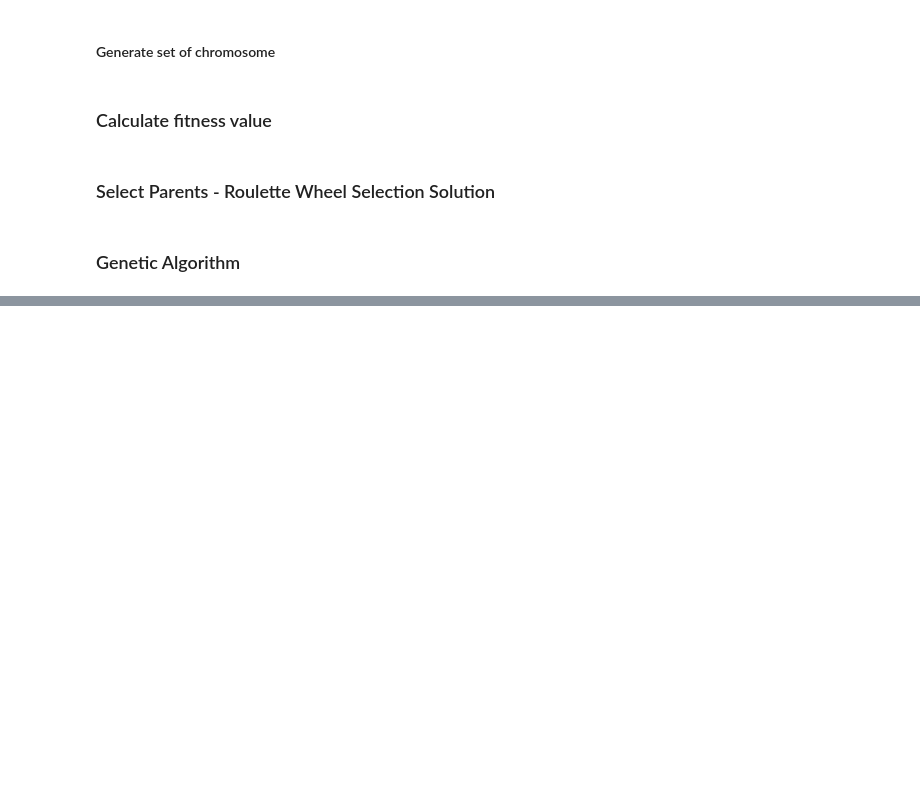
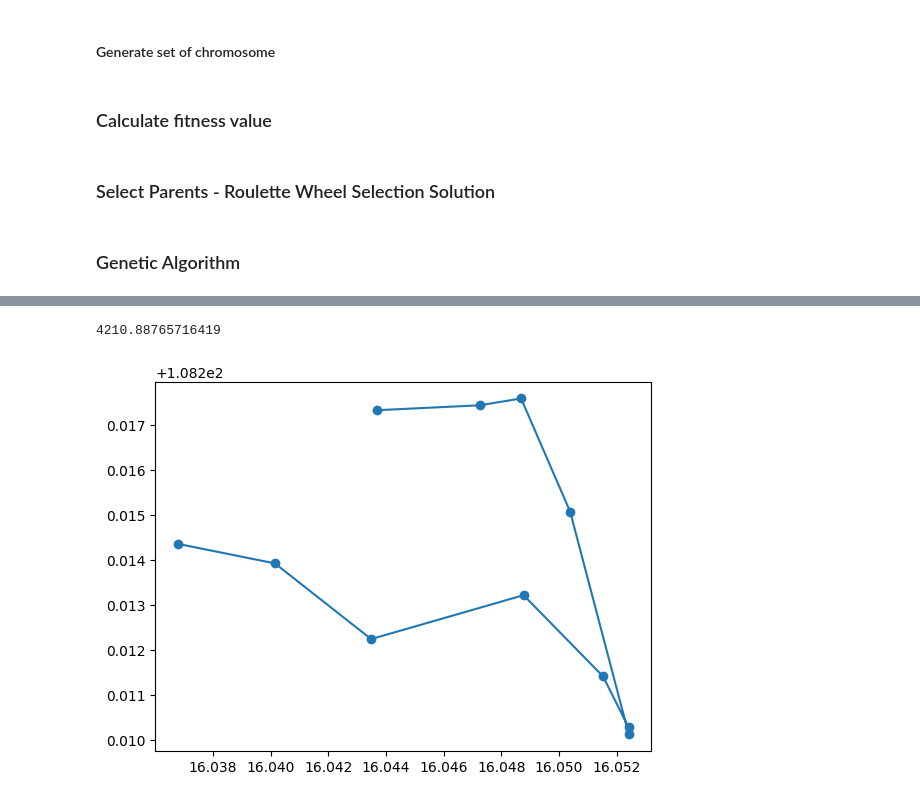
Before and after one commit to anhtuyetdut/Travel-Itinerary, a Jupyter notebook: main.ipynb, the cells around one changed output, grey strips where cells are left out. Saved outputs shown, nothing was run; the diff lists cells and outputs as text; code cells hidden in the pictures; blank space fills up the shorter version.

```diff
--- a/main.ipynb
+++ b/main.ipynb
@@ -59,6 +57,13 @@ def haversineDistance(lat1, lng1, lat2, lng2):
     c = 2 * math.atan2(math.sqrt(a), math.sqrt(1-a))
 
     return R * c
+# %%
+def calDistance(chromosome):
+    sum = 0
+    for index in range(0, len(chromosome) - 1):
+        dist = haversineDistance(chromosome[index][0], chromosome[index][1], chromosome[index + 1][0], chromosome[index + 1][1])
+        sum += dist
+    return sum
 # %%
 # using Google Maps API
 def mapsDistance(origin, destination):
@@ -133,3 +123,14 @@ def plotData(data):
+# %%
+def plotData(data):
+    data.pop()
+    # x = [point[0] for point in data]
+    # y = [point[1] for point in data]
+
+    # plt.plot(x, y)
+    # plt.show()
+    x, y = zip(*data)
+
+    plt.plot(x, y, '-o')
 # %% [markdown]
 #### Generate set of chromosome
 # %%
@@ -250,0 +231,31 @@ couples
+# %%
+list = [[(16.036783384151843, 108.21435304207014), (16.0434839, 108.212239), (16.0487675, 108.2132138), (16.0503829, 108.2150664), (16.0524158, 108.2101211), (16.05241, 108.2102764), (16.0515234, 108.2114104), (16.0486814, 108.217581), (16.0472421, 108.2174295), (16.0436901, 108.2173205), (16.0401447, 108.2139202), (16.036783384151843, 108.21435304207014)],
+[(16.036783384151843, 108.21435304207014), (16.0434839, 108.212239), (16.0515234, 108.2114104), (16.0524158, 108.2101211), (16.05241, 108.2102764), (16.0503829, 108.2150664), (16.0487675, 108.2132138), (16.0486814, 108.217581), (16.0472421, 108.2174295), (16.0436901, 108.2173205), (16.0401447, 108.2139202), (16.036783384151843, 108.21435304207014)],
+[(16.036783384151843, 108.21435304207014), (16.0434839, 108.212239), (16.0436901, 108.2173205), (16.0472421, 108.2174295), (16.0486814, 108.217581), (16.0503829, 108.2150664), (16.0515234, 108.2114104), (16.0524158, 108.2101211), (16.05241, 108.2102764), (16.0487675, 108.2132138), (16.0401447, 108.2139202), (16.036783384151843, 108.21435304207014)],
+[(16.036783384151843, 108.21435304207014), (16.0401447, 108.2139202), (16.0434839, 108.212239), (16.05241, 108.2102764), (16.0524158, 108.2101211), (16.0515234, 108.2114104), (16.0503829, 108.2150664), (16.0487675, 108.2132138), (16.0486814, 108.217581), (16.0472421, 108.2174295), (16.0436901, 108.2173205), (16.036783384151843, 108.21435304207014)],
+[(16.036783384151843, 108.21435304207014), (16.0401447, 108.2139202), (16.0436901, 108.2173205), (16.0472421, 108.2174295), (16.0486814, 108.217581), (16.0487675, 108.2132138), (16.0503829, 108.2150664), (16.0524158, 108.2101211), (16.05241, 108.2102764), (16.0515234, 108.2114104), (16.0434839, 108.212239), (16.036783384151843, 108.21435304207014)],
+[(16.036783384151843, 108.21435304207014), (16.0434839, 108.212239), (16.0487675, 108.2132138), (16.0515234, 108.2114104), (16.05241, 108.2102764), (16.0524158, 108.2101211), (16.0503829, 108.2150664), (16.0472421, 108.2174295), (16.0486814, 108.217581), (16.0436901, 108.2173205), (16.0401447, 108.2139202), (16.036783384151843, 108.21435304207014)],
+[(16.036783384151843, 108.21435304207014), (16.0401447, 108.2139202), (16.0434839, 108.212239), (16.0472421, 108.2174295), (16.0486814, 108.217581), (16.0503829, 108.2150664), (16.05241, 108.2102764), (16.0524158, 108.2101211), (16.0515234, 108.2114104), (16.0487675, 108.2132138), (16.0436901, 108.2173205), (16.036783384151843, 108.21435304207014)],
+[(16.036783384151843, 108.21435304207014), (16.0436901, 108.2173205), (16.0486814, 108.217581), (16.0472421, 108.2174295), (16.0503829, 108.2150664), (16.0524158, 108.2101211), (16.0515234, 108.2114104), (16.05241, 108.2102764), (16.0487675, 108.2132138), (16.0434839, 108.212239), (16.0401447, 108.2139202), (16.036783384151843, 108.21435304207014)],
+[(16.036783384151843, 108.21435304207014), (16.0436901, 108.2173205), (16.0486814, 108.217581), (16.0472421, 108.2174295), (16.0487675, 108.2132138), (16.05241, 108.2102764), (16.0524158, 108.2101211), (16.0515234, 108.2114104), (16.0503829, 108.2150664), (16.0434839, 108.212239), (16.0401447, 108.2139202), (16.036783384151843, 108.21435304207014)],
+[(16.036783384151843, 108.21435304207014), (16.0401447, 108.2139202), (16.0434839, 108.212239), (16.0515234, 108.2114104), (16.05241, 108.2102764), (16.0524158, 108.2101211), (16.0503829, 108.2150664), (16.0487675, 108.2132138), (16.0486814, 108.217581), (16.0472421, 108.2174295), (16.0436901, 108.2173205), (16.036783384151843, 108.21435304207014)],
+[(16.036783384151843, 108.21435304207014), (16.0401447, 108.2139202), (16.0434839, 108.212239), (16.0487675, 108.2132138), (16.0515234, 108.2114104), (16.05241, 108.2102764), (16.0524158, 108.2101211), (16.0503829, 108.2150664), (16.0486814, 108.217581), (16.0472421, 108.2174295), (16.0436901, 108.2173205), (16.036783384151843, 108.21435304207014)],
+[(16.036783384151843, 108.21435304207014), (16.0434839, 108.212239), (16.0524158, 108.2101211), (16.05241, 108.2102764), (16.0515234, 108.2114104), (16.0503829, 108.2150664), (16.0487675, 108.2132138), (16.0472421, 108.2174295), (16.0486814, 108.217581), (16.0436901, 108.2173205), (16.0401447, 108.2139202), (16.036783384151843, 108.21435304207014)],
+[(16.036783384151843, 108.21435304207014), (16.0401447, 108.2139202), (16.0487675, 108.2132138), (16.0524158, 108.2101211), (16.05241, 108.2102764), (16.0515234, 108.2114104), (16.0503829, 108.2150664), (16.0486814, 108.217581), (16.0472421, 108.2174295), (16.0436901, 108.2173205), (16.0434839, 108.212239), (16.036783384151843, 108.21435304207014)],
+[(16.036783384151843, 108.21435304207014), (16.0401447, 108.2139202), (16.0436901, 108.2173205), (16.0486814, 108.217581), (16.0472421, 108.2174295), (16.0503829, 108.2150664), (16.0487675, 108.2132138), (16.0515234, 108.2114104), (16.0524158, 108.2101211), (16.05241, 108.2102764), (16.0434839, 108.212239), (16.036783384151843, 108.21435304207014)],
+[(16.036783384151843, 108.21435304207014), (16.0401447, 108.2139202), (16.0436901, 108.2173205), (16.0486814, 108.217581), (16.0472421, 108.2174295), (16.0503829, 108.2150664), (16.0487675, 108.2132138), (16.0515234, 108.2114104), (16.0524158, 108.2101211), (16.05241, 108.2102764), (16.0434839, 108.212239), (16.036783384151843, 108.21435304207014)]]
+
+min = float('inf')
+index = 0
+i = 0
+for item in list:
+    d = calDistance(item)
+    if d < min:
+        min = d
+        index = i
+    i += 1
+plotData(list[index])
+print(min)
+# %% [output]
+4210.88765716419
+[figure, added]
```
Also changed, not shown: parts of 10 cells of this notebook.
